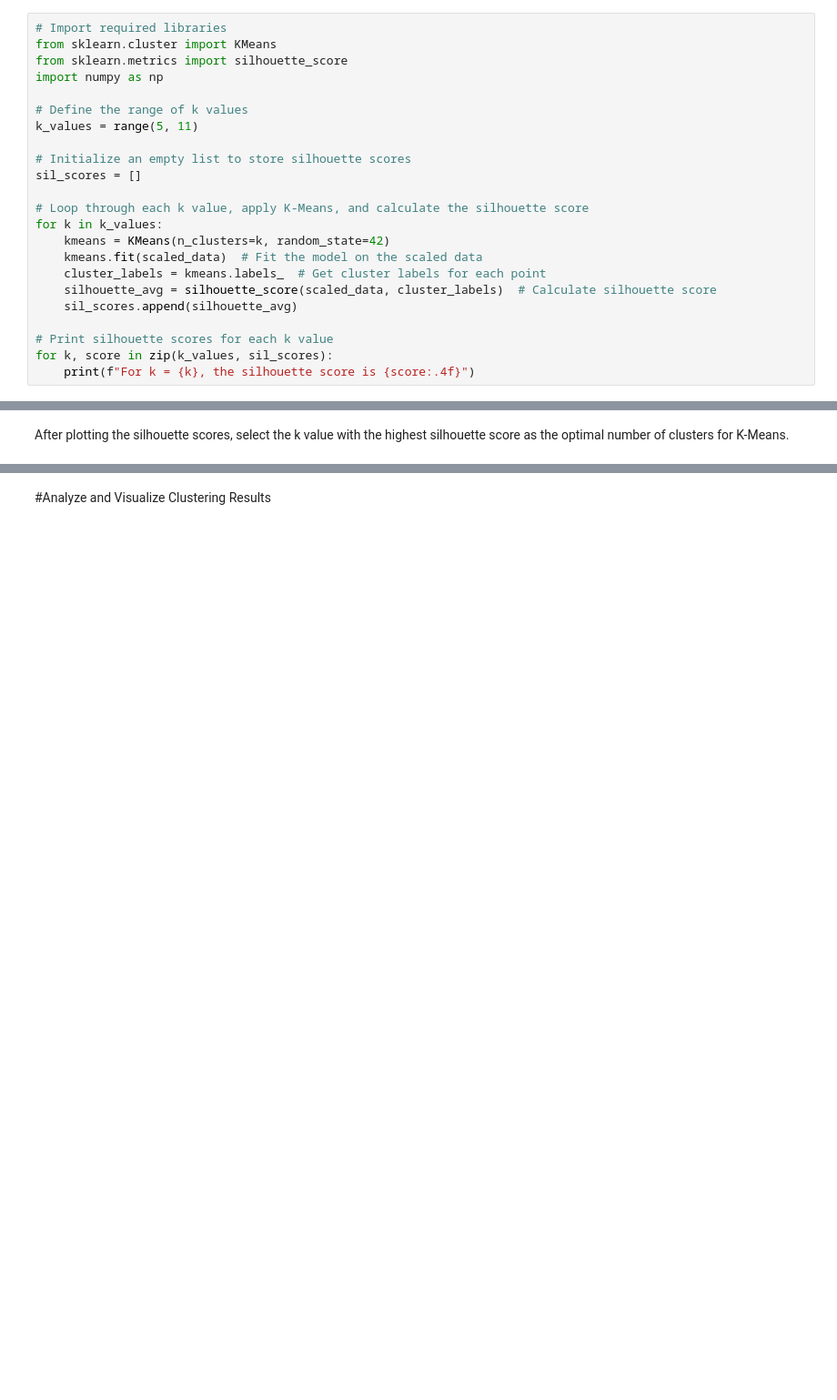
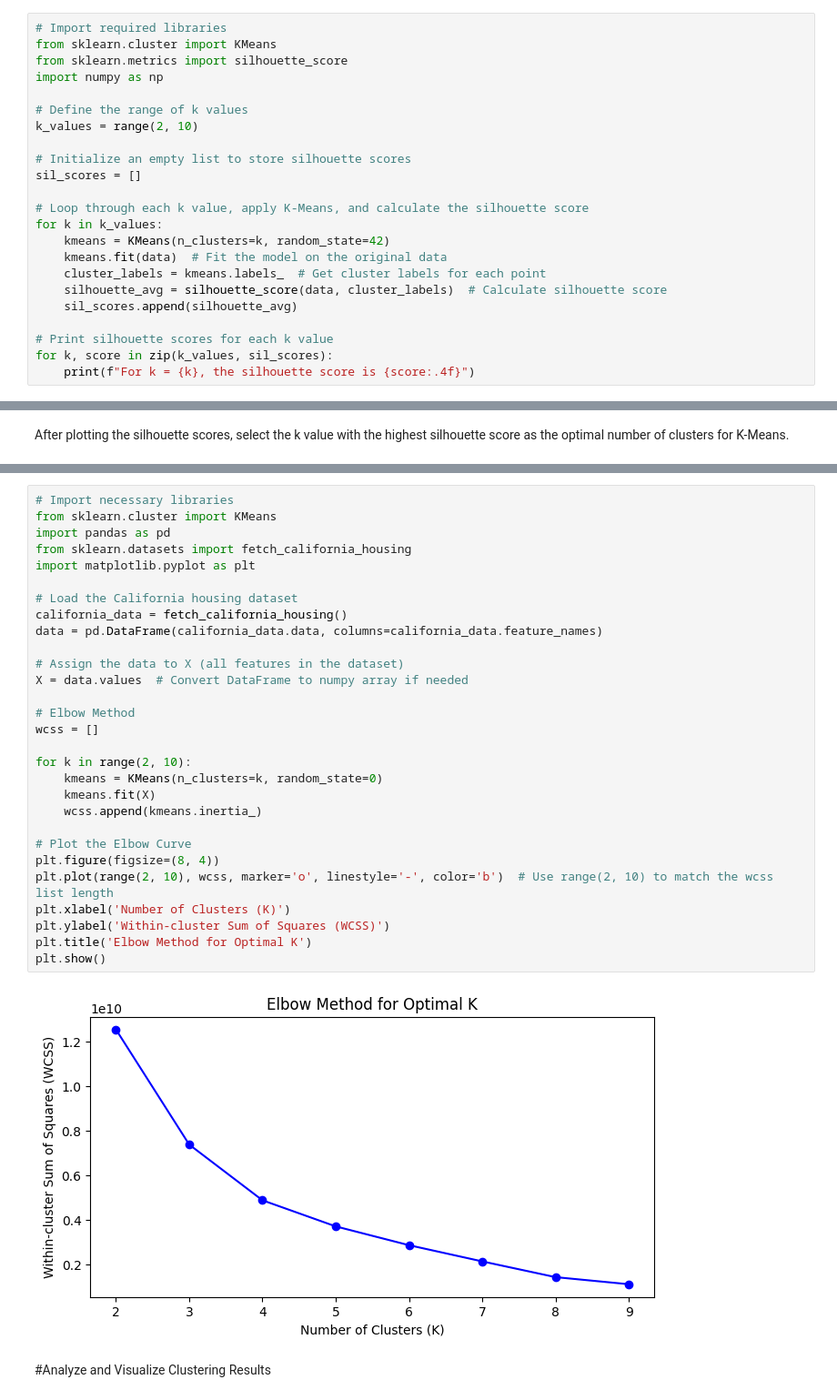
Before and after one commit to KeneKing12/Kenechukwu, a Jupyter notebook: Lab_6__Kenechukwu_K_Odoh.ipynb, the cells around one changed output, grey strips where cells are left out. Shown: that part at 91% size. Drawn from its saved outputs; the diff is of its cells as text; blank space fills up the shorter version.

```diff
--- a/Lab_6__Kenechukwu_K_Odoh.ipynb
+++ b/Lab_6__Kenechukwu_K_Odoh.ipynb
@@ -68,7 +78,7 @@ from sklearn.metrics import silhouette_score
 import numpy as np
 
 # Define the range of k values
-k_values = range(5, 11)
+k_values = range(2, 10)
 
 # Initialize an empty list to store silhouette scores
 sil_scores = []
@@ -76,9 +86,9 @@ sil_scores = []
 # Loop through each k value, apply K-Means, and calculate the silhouette score
 for k in k_values:
     kmeans = KMeans(n_clusters=k, random_state=42)
-    kmeans.fit(scaled_data)  # Fit the model on the scaled data
+    kmeans.fit(data)  # Fit the model on the original data
     cluster_labels = kmeans.labels_  # Get cluster labels for each point
-    silhouette_avg = silhouette_score(scaled_data, cluster_labels)  # Calculate silhouette score
+    silhouette_avg = silhouette_score(data, cluster_labels)  # Calculate silhouette score
     sil_scores.append(silhouette_avg)
 
 # Print silhouette scores for each k value
@@ -103,3 +117,34 @@ Optimal number of clusters based on silhouette score: 5
+# %%
+# Import necessary libraries
+from sklearn.cluster import KMeans
+import pandas as pd
+from sklearn.datasets import fetch_california_housing
+import matplotlib.pyplot as plt
+
+# Load the California housing dataset
+california_data = fetch_california_housing()
+data = pd.DataFrame(california_data.data, columns=california_data.feature_names)
+
+# Assign the data to X (all features in the dataset)
+X = data.values  # Convert DataFrame to numpy array if needed
+
+# Elbow Method
+wcss = []
+
+for k in range(2, 10):
+    kmeans = KMeans(n_clusters=k, random_state=0)
+    kmeans.fit(X)
+    wcss.append(kmeans.inertia_)
+
+# Plot the Elbow Curve
+plt.figure(figsize=(8, 4))
+plt.plot(range(2, 10), wcss, marker='o', linestyle='-', color='b')  # Use range(2, 10) to match the wcss list length
+plt.xlabel('Number of Clusters (K)')
+plt.ylabel('Within-cluster Sum of Squares (WCSS)')
+plt.title('Elbow Method for Optimal K')
+plt.show()
+# %% [output]
+[figure, added]
 # %% [markdown]
 #Analyze and Visualize Clustering Results
 # %% [markdown]
```
Also changed, not shown: parts of 9 cells of this notebook.
